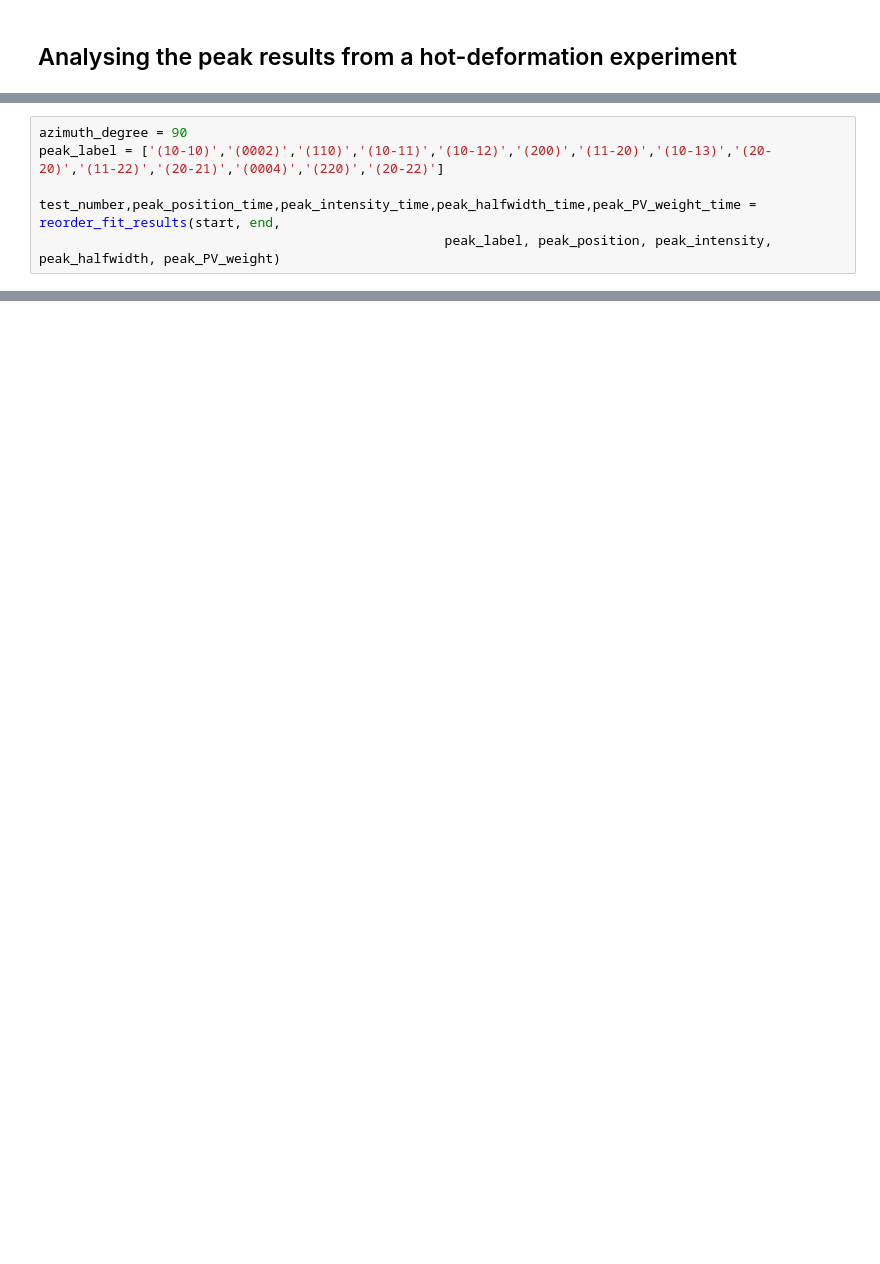
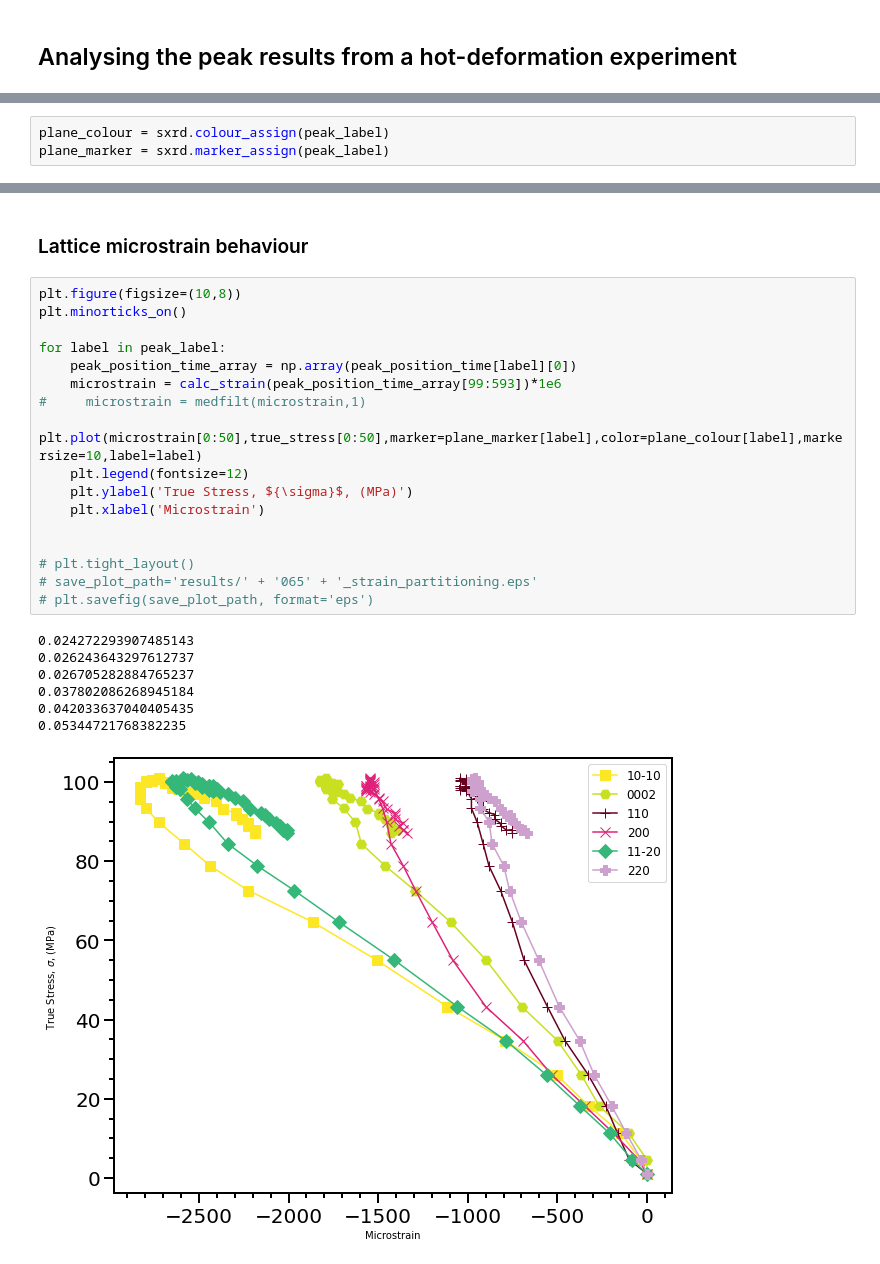
Before and after one commit to LightForm-group/continuous-peak-fit-analysis, a Jupyter notebook: notebooks/Ti64_continous_peak_fit_DEFORMATION_ANALYSIS.ipynb, the cells around one changed output, grey strips where cells are left out. Cells and saved outputs as stored; diff of their text form; blank space fills up the shorter version.

```diff
--- a/notebooks/Ti64_continous_peak_fit_DEFORMATION_ANALYSIS.ipynb
+++ b/notebooks/Ti64_continous_peak_fit_DEFORMATION_ANALYSIS.ipynb
@@ -126,6 +29,0 @@ def reorder_fit_results (start: int, end: int, peak_label: list,
-# %%
-azimuth_degree = 90
-peak_label = ['(10-10)','(0002)','(110)','(10-11)','(10-12)','(200)','(11-20)','(10-13)','(20-20)','(11-22)','(20-21)','(0004)','(220)','(20-22)']
-
-test_number,peak_position_time,peak_intensity_time,peak_halfwidth_time,peak_PV_weight_time = reorder_fit_results(start, end,
-                                                    peak_label, peak_position, peak_intensity, peak_halfwidth, peak_PV_weight)
@@ -450,0 +216,3 @@ The PostScript backend does not support transparency; partially transparent arti
+# %%
+plane_colour = sxrd.colour_assign(peak_label)
+plane_marker = sxrd.marker_assign(peak_label)
@@ -450,0 +298,27 @@ The PostScript backend does not support transparency; partially transparent arti
+# %% [markdown]
+### Lattice microstrain behaviour
+# %%
+plt.figure(figsize=(10,8))
+plt.minorticks_on()
+
+for label in peak_label:
+    peak_position_time_array = np.array(peak_position_time[label][0])
+    microstrain = calc_strain(peak_position_time_array[99:593])*1e6
+#     microstrain = medfilt(microstrain,1)
+    plt.plot(microstrain[0:50],true_stress[0:50],marker=plane_marker[label],color=plane_colour[label],markersize=10,label=label)
+    plt.legend(fontsize=12)
+    plt.ylabel('True Stress, ${\sigma}$, (MPa)')
+    plt.xlabel('Microstrain')
+
+
+# plt.tight_layout()
+# save_plot_path='results/' + '065' + '_strain_partitioning.eps'
+# plt.savefig(save_plot_path, format='eps')
+# %% [output]
+0.024272293907485143
+0.026243643297612737
+0.026705282884765237
+0.037802086268945184
+0.042033637040405435
+0.05344721768382235
+[figure, added]
```
Also changed, not shown: parts of 70 cells of this notebook, 48 other files.
